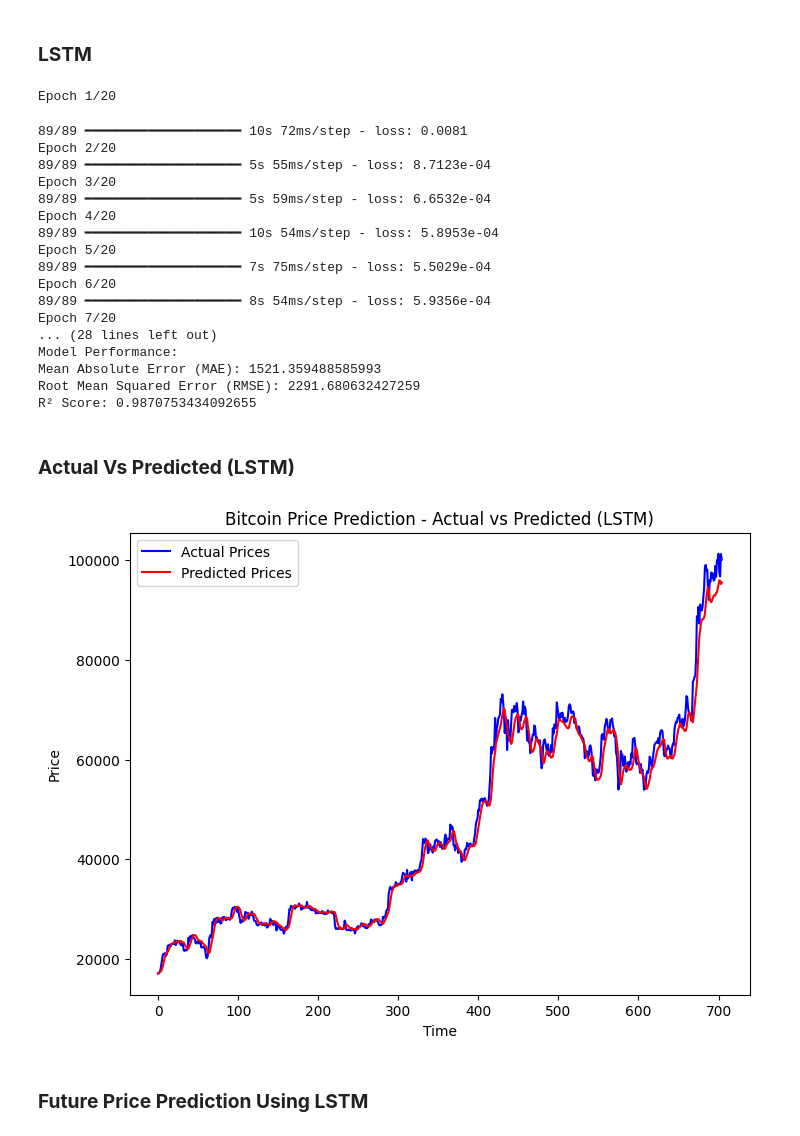
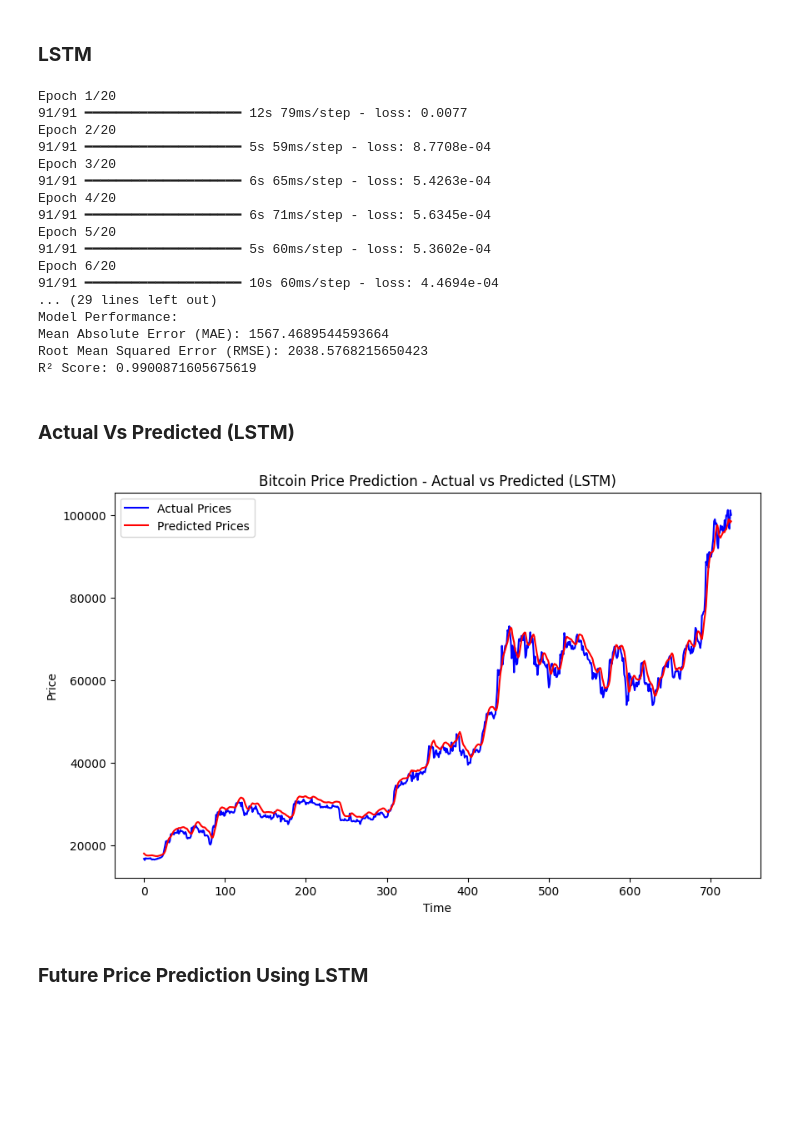
Before and after one commit to HassanFrazKhan/Bitcoin-Prices-Predicting-with-ML-, a Jupyter notebook: Bitcoin_Prices_Predicting_with_ML.ipynb, the cells around one changed output. Cells and saved outputs as stored; diff of their text form; code cells hidden in the pictures; blank space fills up the shorter version.

```diff
--- a/Bitcoin_Prices_Predicting_with_ML.ipynb
+++ b/Bitcoin_Prices_Predicting_with_ML.ipynb
@@ -14,7 +14,7 @@ import matplotlib.pyplot as plt
 
 # Fetch Bitcoin data
 end_date = datetime.today().strftime('%Y-%m-%d')
-btc_data = yf.download("BTC-USD", start="2015-01-01", end=end_date, interval="1d")
+btc_data = yf.download("BTC-USD", start="2014-01-01", end=end_date, interval="1d")
 
 # Ensure the data is sorted by date
 btc_data.sort_index(inplace=True)
@@ -272,37 +272,36 @@ print(f"Root Mean Squared Error (RMSE): {rmse}")
 print(f"R² Score: {r2}")
 # %% [output]
 Epoch 1/20
+91/91 ━━━━━━━━━━━━━━━━━━━━ 12s 79ms/step - loss: 0.0077
+Epoch 2/20
+91/91 ━━━━━━━━━━━━━━━━━━━━ 5s 59ms/step - loss: 8.7708e-04
+Epoch 3/20
+91/91 ━━━━━━━━━━━━━━━━━━━━ 6s 65ms/step - loss: 5.4263e-04
+Epoch 4/20
+91/91 ━━━━━━━━━━━━━━━━━━━━ 6s 71ms/step - loss: 5.6345e-04
+Epoch 5/20
+91/91 ━━━━━━━━━━━━━━━━━━━━ 5s 60ms/step - loss: 5.3602e-04
+Epoch 6/20
+91/91 ━━━━━━━━━━━━━━━━━━━━ 10s 60ms/step - loss: 4.4694e-04
+... (29 lines left out)
+Model Performance:
+Mean Absolute Error (MAE): 1567.4689544593664
+Root Mean Squared Error (RMSE): 2038.5768215650423
+R² Score: 0.9900871605675619
-89/89 ━━━━━━━━━━━━━━━━━━━━ 10s 72ms/step - loss: 0.0081
-Epoch 2/20
-89/89 ━━━━━━━━━━━━━━━━━━━━ 5s 55ms/step - loss: 8.7123e-04
-Epoch 3/20
-89/89 ━━━━━━━━━━━━━━━━━━━━ 5s 59ms/step - loss: 6.6532e-04
-Epoch 4/20
-89/89 ━━━━━━━━━━━━━━━━━━━━ 10s 54ms/step - loss: 5.8953e-04
-Epoch 5/20
-89/89 ━━━━━━━━━━━━━━━━━━━━ 7s 75ms/step - loss: 5.5029e-04
-Epoch 6/20
-89/89 ━━━━━━━━━━━━━━━━━━━━ 8s 54ms/step - loss: 5.9356e-04
-Epoch 7/20
-... (28 lines left out)
-Model Performance:
-Mean Absolute Error (MAE): 1521.359488585993
-Root Mean Squared Error (RMSE): 2291.680632427259
-R² Score: 0.9870753434092655
 # %% [markdown]
 ### **Actual Vs Predicted (LSTM)**
 # %%
 # Plot actual vs. predicted values
-plt.figure(figsize=(8, 6))
+plt.figure(figsize=(10, 6))
 plt.plot(y_test_unscaled, color='blue', label='Actual Prices')
 plt.plot(test_predictions_unscaled, color='red', label='Predicted Prices')
 plt.title('Bitcoin Price Prediction - Actual vs Predicted (LSTM)')
 plt.xlabel('Time')
 plt.ylabel('Price')
 plt.legend()
 plt.show()
 # %% [output]
-[figure, old version]
+[figure, new version]
 # %% [markdown]
 ### **Future Price Prediction Using LSTM**
 # %%
```
Also changed, not shown: parts of 10 cells of this notebook.
